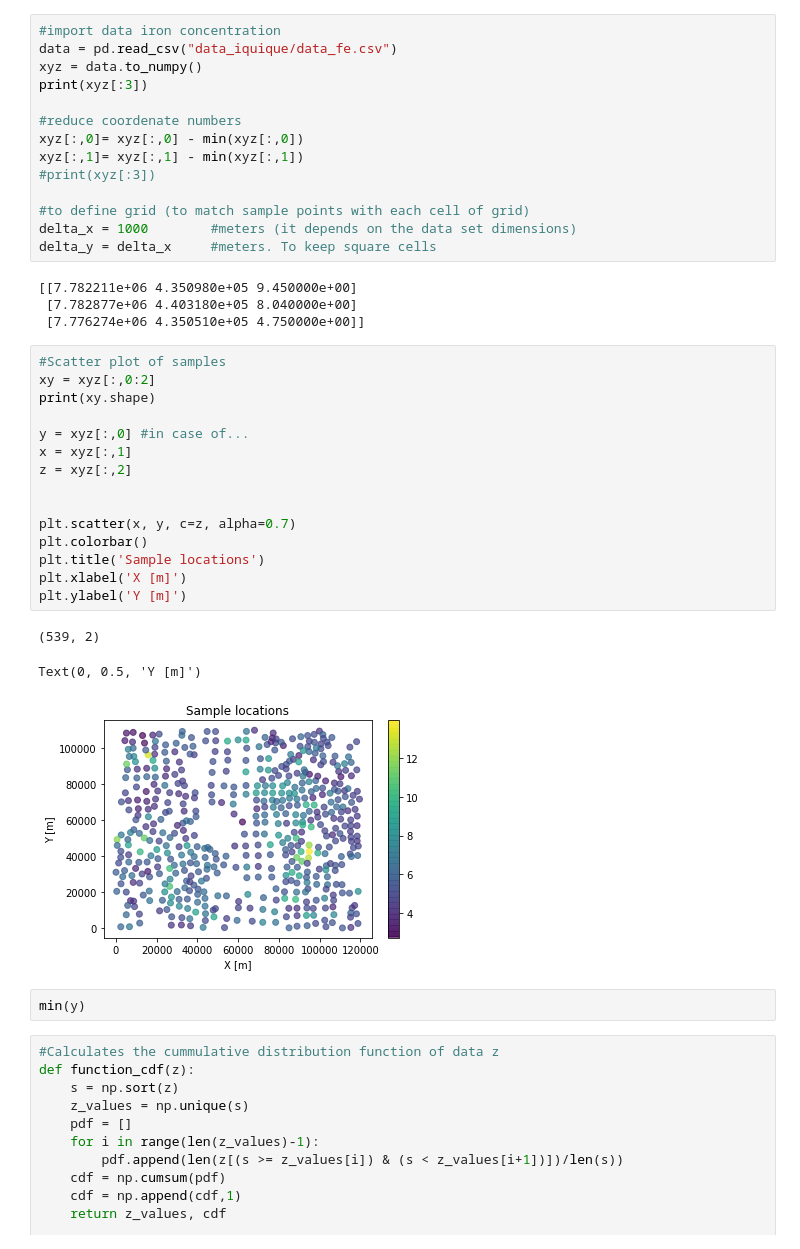
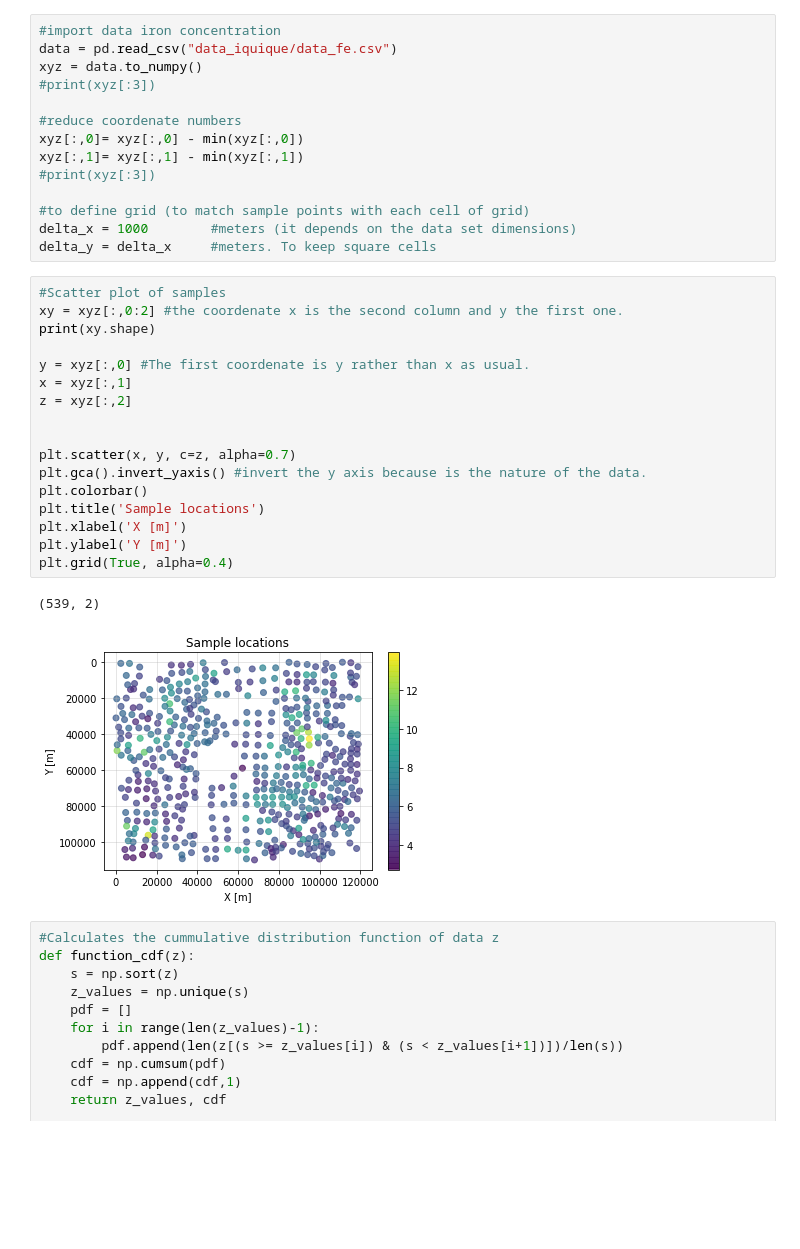
Before and after one commit to sazuluagaz/Geostatistics_Project, a Jupyter notebook: SGS_code_Jimmy_external_data.ipynb, the cells around one changed output. Drawn from its saved outputs; the diff is of its cells as text; blank space fills up the shorter version.

```diff
--- a/SGS_code_Jimmy_external_data.ipynb
+++ b/SGS_code_Jimmy_external_data.ipynb
@@ -33,7 +30,7 @@ sp:  1.3.1
 #import data iron concentration
 data = pd.read_csv("data_iquique/data_fe.csv")
 xyz = data.to_numpy()
-print(xyz[:3])
+#print(xyz[:3])
 
 #reduce coordenate numbers
 xyz[:,0]= xyz[:,0] - min(xyz[:,0])
@@ -43,31 +40,26 @@ xyz[:,1]= xyz[:,1] - min(xyz[:,1])
 #to define grid (to match sample points with each cell of grid)
 delta_x = 1000        #meters (it depends on the data set dimensions)
 delta_y = delta_x     #meters. To keep square cells
-# %% [output]
-[[7.782211e+06 4.350980e+05 9.450000e+00]
- [7.782877e+06 4.403180e+05 8.040000e+00]
- [7.776274e+06 4.350510e+05 4.750000e+00]]
 # %%
 #Scatter plot of samples
-xy = xyz[:,0:2]
+xy = xyz[:,0:2] #the coordenate x is the second column and y the first one.
 print(xy.shape)
 
-y = xyz[:,0] #in case of...
+y = xyz[:,0] #The first coordenate is y rather than x as usual.
 x = xyz[:,1]
 z = xyz[:,2]
 
 
 plt.scatter(x, y, c=z, alpha=0.7)
+plt.gca().invert_yaxis() #invert the y axis because is the nature of the data.
 plt.colorbar()
 plt.title('Sample locations')
 plt.xlabel('X [m]')
 plt.ylabel('Y [m]')
+plt.grid(True, alpha=0.4)
 # %% [output]
 (539, 2)
-Text(0, 0.5, 'Y [m]')
-[figure, old version]
+[figure, new version]
-# %%
-min(y)
 # %%
 #Calculates the cummulative distribution function of data z
 def function_cdf(z):
```
Also changed, not shown: parts of 35 cells of this notebook.
